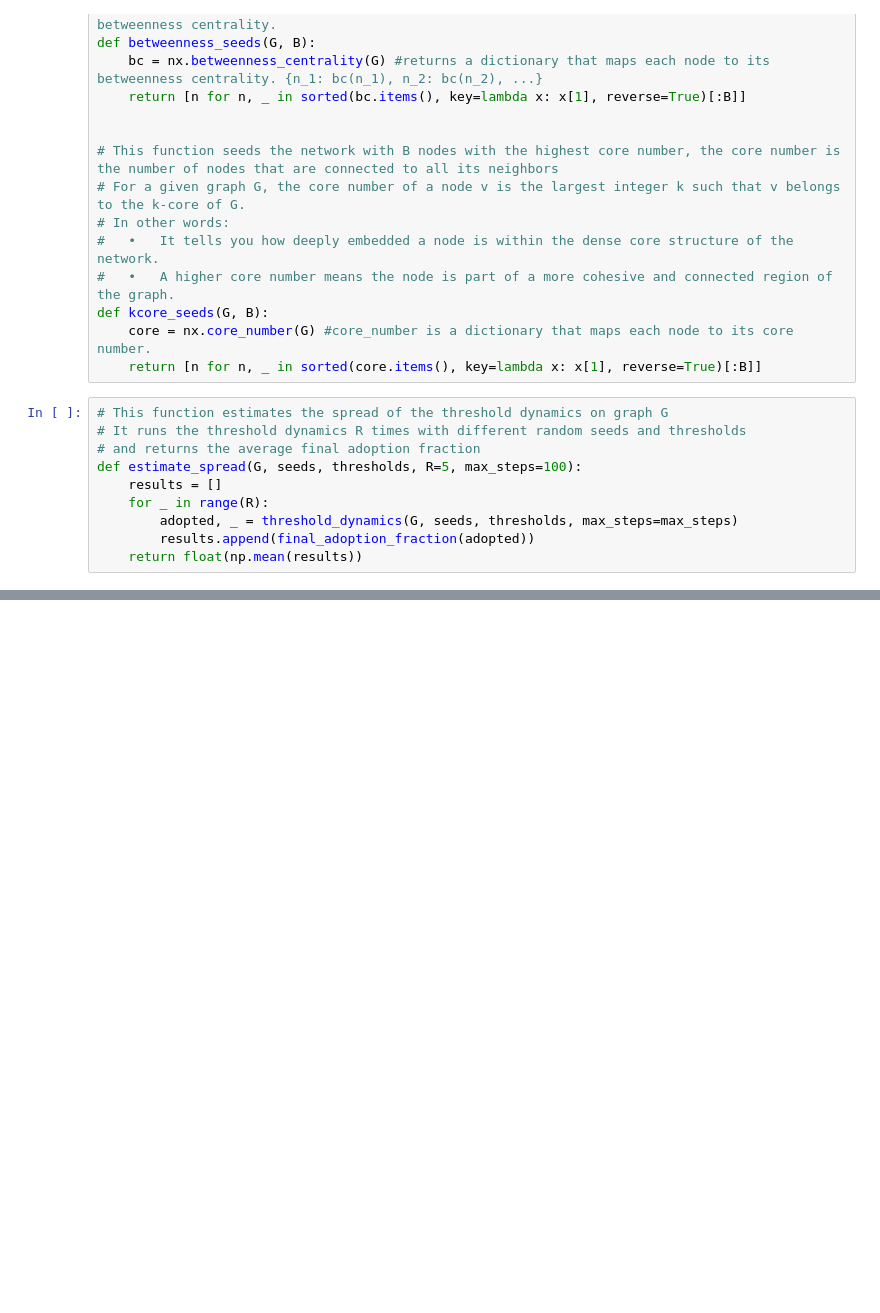
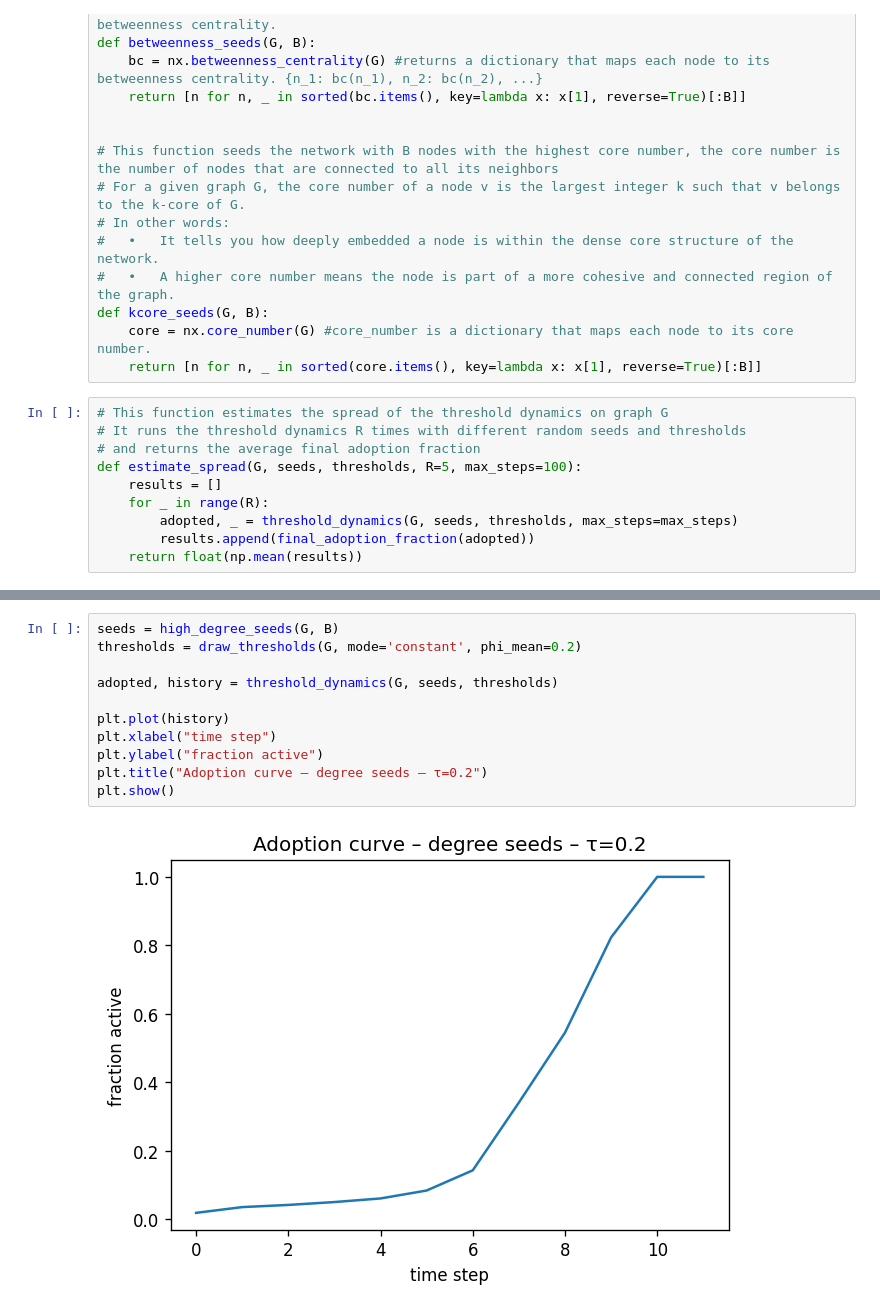
Before and after one commit to LarsYrjan/MBDM, a Jupyter notebook: Week 3 - Dynamics on Networks/Assignment2_LarsvandenHeuvel_16433114.ipynb, the cells around one changed output, grey strips where cells are left out. Drawn from its saved outputs; the diff is of its cells as text; blank space fills up the shorter version.

```diff
--- a/Week 3 - Dynamics on Networks/Assignment2_LarsvandenHeuvel_16433114.ipynb
+++ b/Week 3 - Dynamics on Networks/Assignment2_LarsvandenHeuvel_16433114.ipynb
@@ -365,0 +477,13 @@ for metric in metrics:
+# %%
+seeds = high_degree_seeds(G, B)
+thresholds = draw_thresholds(G, mode='constant', phi_mean=0.2)
+
+adopted, history = threshold_dynamics(G, seeds, thresholds)
+
+plt.plot(history)
+plt.xlabel("time step")
+plt.ylabel("fraction active")
+plt.title("Adoption curve – degree seeds – τ=0.2")
+plt.show()
+# %% [output]
+[figure, added]
```
Also changed, not shown: parts of 17 cells of this notebook.
